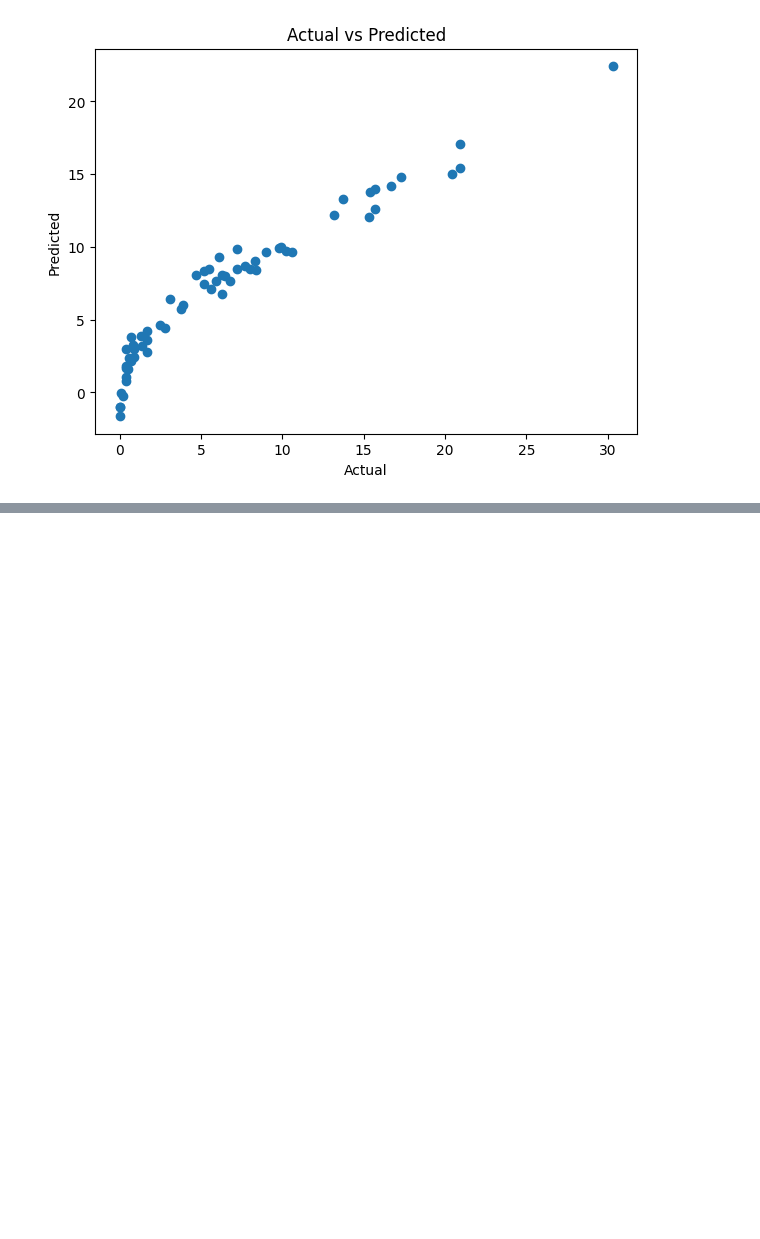
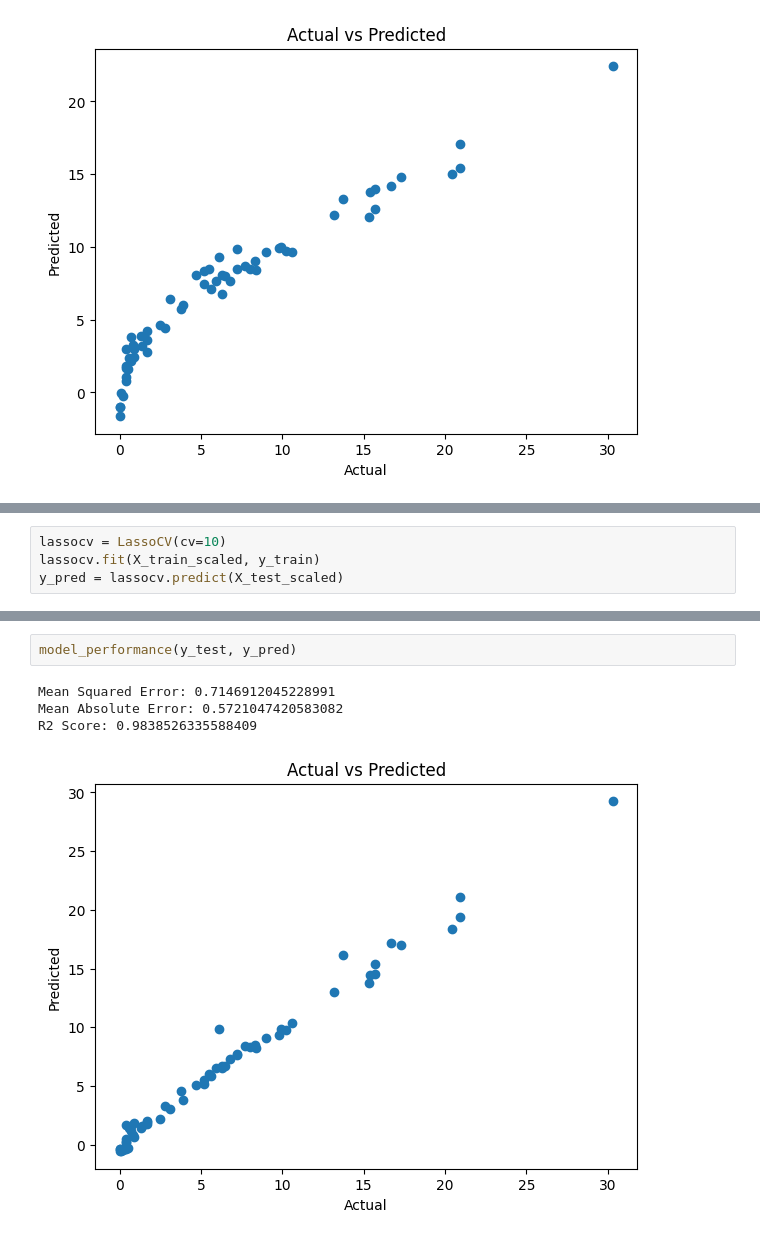
Before and after one commit to vakharwalad23/Machine-Learning, a Jupyter notebook: Ridge,Lasso and ElasticNet/model_training.ipynb, the cells around one changed output, grey strips where cells are left out. Saved outputs shown, nothing was run; the diff lists cells and outputs as text; blank space fills up the shorter version.

Commit message:
Add example: CV in Lasso, Ridge and Elasticnet

```diff
--- a/Ridge,Lasso and ElasticNet/model_training.ipynb
+++ b/Ridge,Lasso and ElasticNet/model_training.ipynb
@@ -253,0 +258,4 @@ R2 Score: 0.8753460589519703
+# %%
+lassocv = LassoCV(cv=10)
+lassocv.fit(X_train_scaled, y_train)
+y_pred = lassocv.predict(X_test_scaled)
@@ -253,0 +309,7 @@ R2 Score: 0.8753460589519703
+# %%
+model_performance(y_test, y_pred)
+# %% [output]
+Mean Squared Error: 0.7146912045228991
+Mean Absolute Error: 0.5721047420583082
+R2 Score: 0.9838526335588409
+[figure, added]
```
Also changed, not shown: parts of 17 cells of this notebook.
